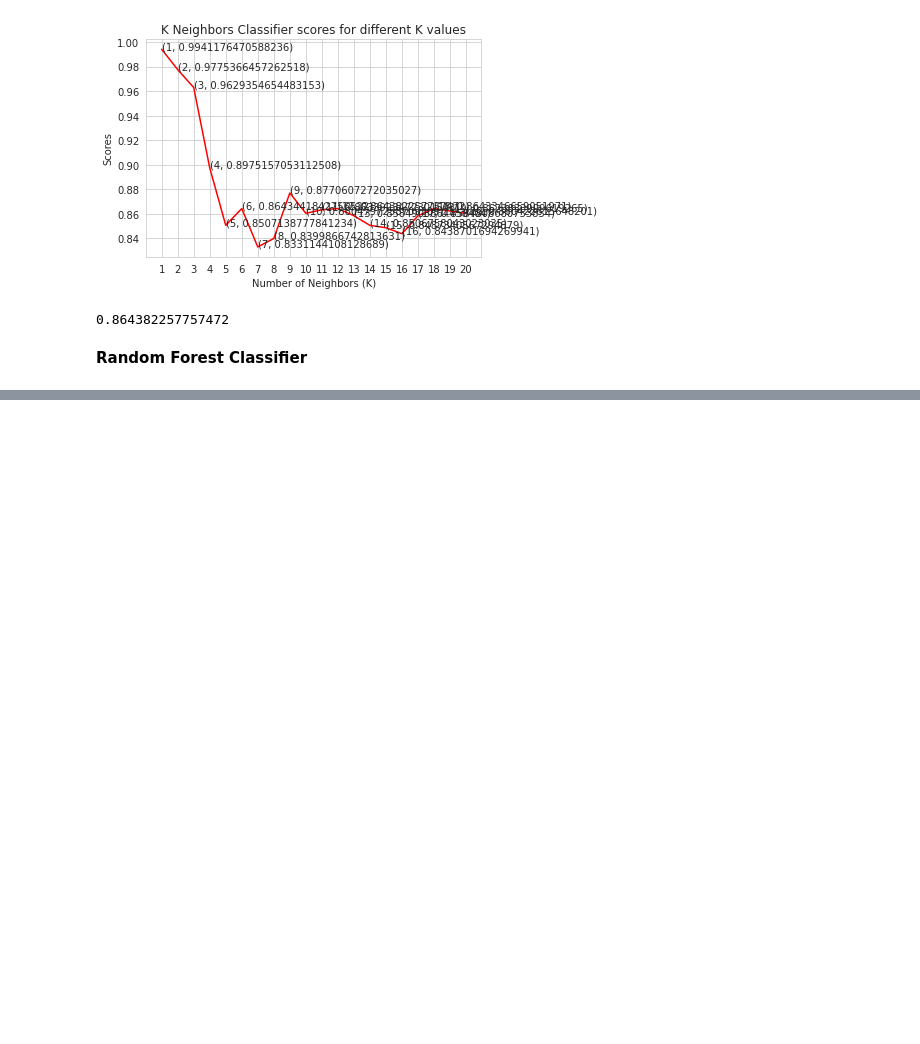
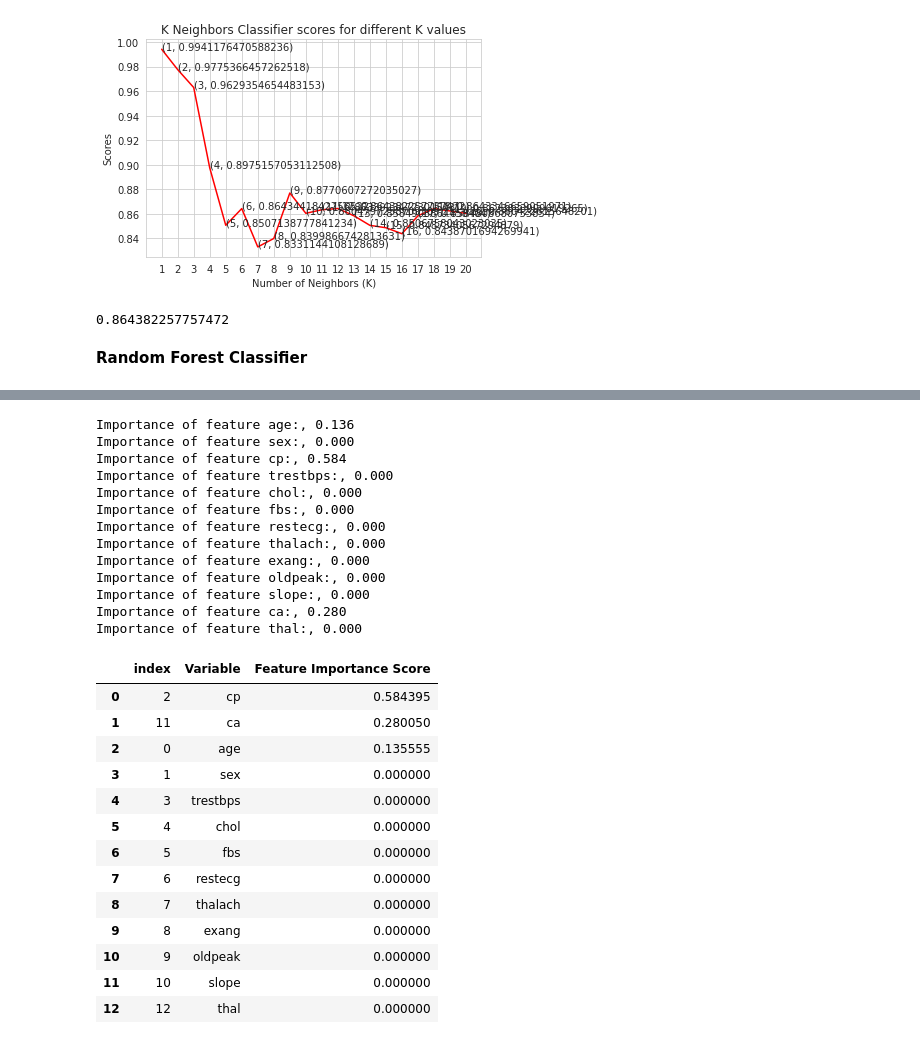
Before and after one commit to brotheramin/MachineLearning, a Jupyter notebook: HeartDiseasePrediction.ipynb, the cells around one changed output, grey strips where cells are left out. Saved outputs shown, nothing was run; the diff lists cells and outputs as text; code cells hidden in the pictures; blank space fills up the shorter version.

```diff
--- a/HeartDiseasePrediction.ipynb
+++ b/HeartDiseasePrediction.ipynb
@@ -165,0 +212,46 @@ score.mean()
+# %%
+#del final_fi
+
+# Calculating FI
+for i, column in enumerate(df.drop('target', axis=1)):
+    print('Importance of feature {}:, {:.3f}'.format(column, dt.feature_importances_[i]))
+
+    fi = pd.DataFrame({'Variable': [column], 'Feature Importance Score': [dt.feature_importances_[i]]})
+
+    try:
+        final_fi = pd.concat([final_fi,fi], ignore_index = True)
+    except:
+        final_fi = fi
+
+
+# Ordering the data
+final_fi = final_fi.sort_values('Feature Importance Score', ascending = False).reset_index()
+final_fi
+# %% [output]
+Importance of feature age:, 0.136
+Importance of feature sex:, 0.000
+Importance of feature cp:, 0.584
+Importance of feature trestbps:, 0.000
+Importance of feature chol:, 0.000
+Importance of feature fbs:, 0.000
+Importance of feature restecg:, 0.000
+Importance of feature thalach:, 0.000
+Importance of feature exang:, 0.000
+Importance of feature oldpeak:, 0.000
+Importance of feature slope:, 0.000
+Importance of feature ca:, 0.280
+Importance of feature thal:, 0.000
+|  | index | Variable | Feature Importance Score |
+| 0 | 2 | cp | 0.584395 |
+| 1 | 11 | ca | 0.280050 |
+| 2 | 0 | age | 0.135555 |
+| 3 | 1 | sex | 0.000000 |
+| 4 | 3 | trestbps | 0.000000 |
+| 5 | 4 | chol | 0.000000 |
+| 6 | 5 | fbs | 0.000000 |
+| 7 | 6 | restecg | 0.000000 |
+| 8 | 7 | thalach | 0.000000 |
+| 9 | 8 | exang | 0.000000 |
+| 10 | 9 | oldpeak | 0.000000 |
+| 11 | 10 | slope | 0.000000 |
+| 12 | 12 | thal | 0.000000 |
```
Also changed, not shown: parts of 13 cells of this notebook.
